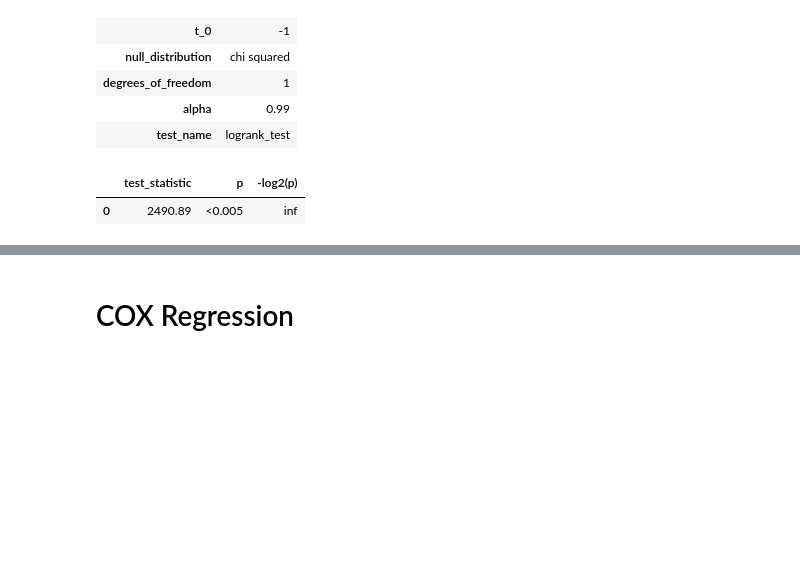
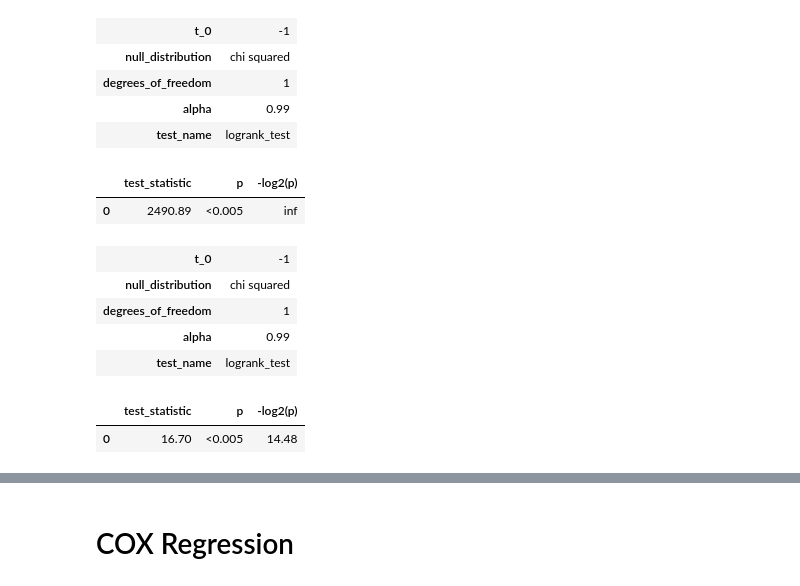
Before and after one commit to Hitkul/Put-Your-Money-Where-Your-Mouth-Is, a Jupyter notebook: analysis/Survival_Analysis.ipynb, the cells around one changed output, grey strips where cells are left out. Saved outputs shown, nothing was run; the diff lists cells and outputs as text; code cells hidden in the pictures; blank space fills up the shorter version.

```diff
--- a/analysis/Survival_Analysis.ipynb
+++ b/analysis/Survival_Analysis.ipynb
@@ -603,0 +500,12 @@ results.print_summary()
+# %%
+results = logrank_test(T[o], T[d], E[o], E[d], alpha=.99)
+
+results.print_summary()
+# %% [output]
+| t_0 | -1 |
+| null_distribution | chi squared |
+| degrees_of_freedom | 1 |
+| alpha | 0.99 |
+| test_name | logrank_test |
+|  | test_statistic | p | -log2(p) |
+| 0 | 16.70 | <0.005 | 14.48 |
```
Also changed, not shown: parts of 33 cells of this notebook, 2 other files.
